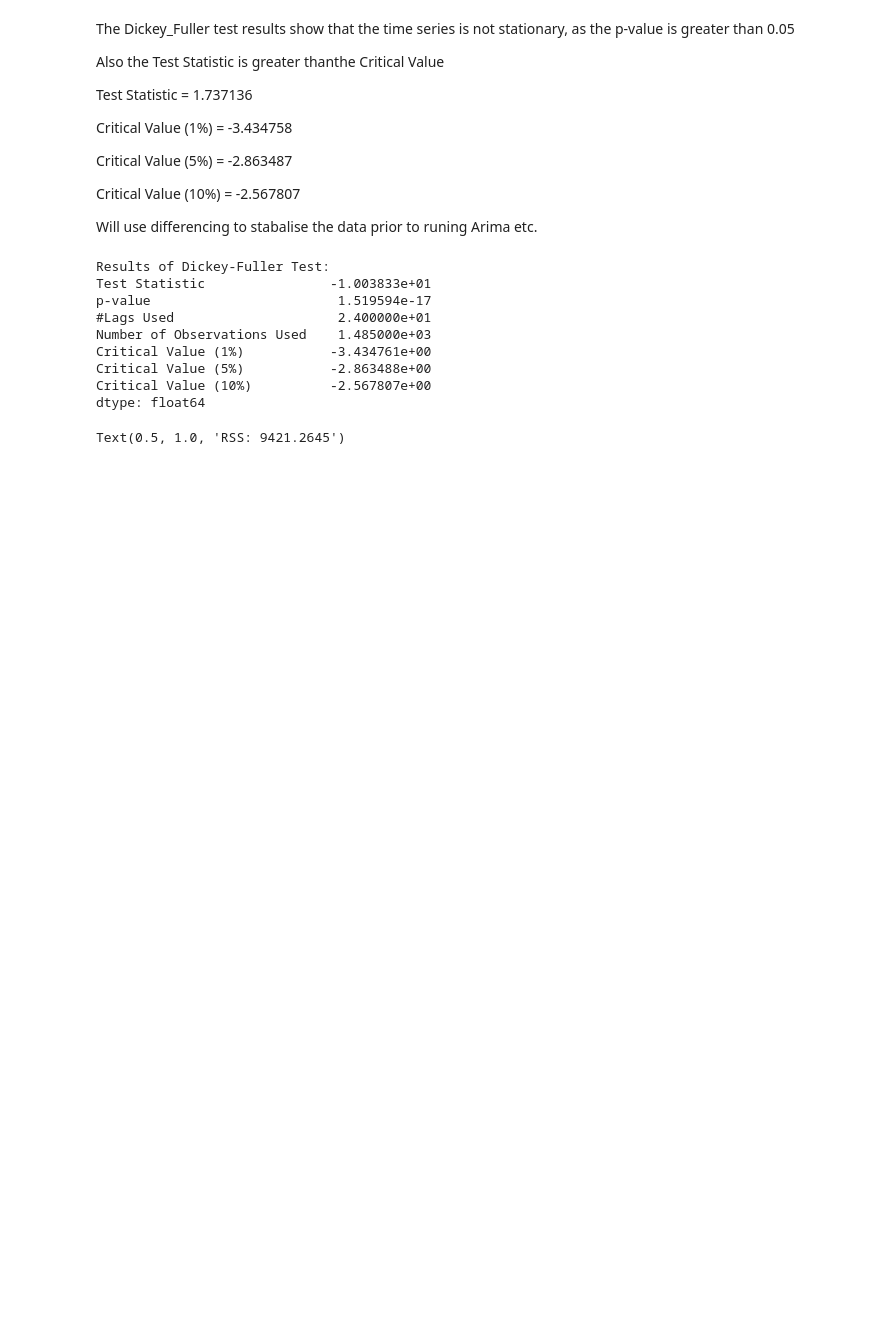
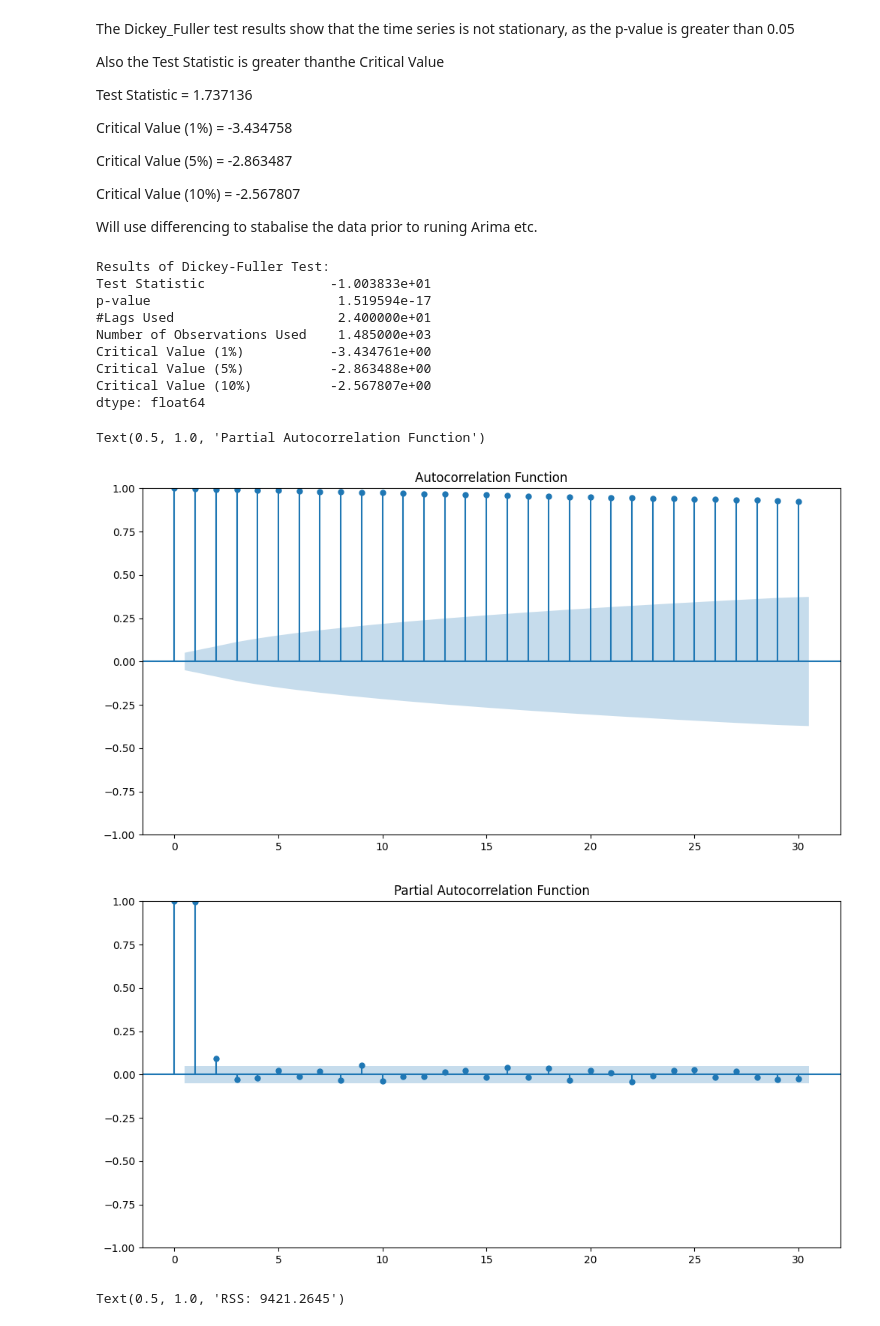
Before and after one commit to Midigan/Joint-CA2-Machine-Learning-for-Business, a Jupyter notebook: CA2 MLB and DV Integrated.ipynb, the cells around one changed output. Cells and saved outputs as stored; diff of their text form; code cells hidden in the pictures; blank space fills up the shorter version.

Commit message:
Adding more text and still reviewing time series

```diff
--- a/CA2 MLB and DV Integrated.ipynb
+++ b/CA2 MLB and DV Integrated.ipynb
@@ -151,6 +151,20 @@ Critical Value (1%)           -3.434761e+00
 Critical Value (5%)           -2.863488e+00
 Critical Value (10%)          -2.567807e+00
 dtype: float64
+# %%
+# Plot ACF prior to fitting ARIMA model
+plt.figure(figsize=(12,6))
+plot_acf(df['Close'], ax=plt.gca(), lags=30)
+plt.title('Autocorrelation Function')
+
+# Plot PACF
+plt.figure(figsize=(12,6))
+plot_pacf(df['Close'], ax=plt.gca(), lags=30)
+plt.title('Partial Autocorrelation Function')
+# %% [output]
+Text(0.5, 1.0, 'Partial Autocorrelation Function')
+[figure, added]
+[figure, added]
 # %%
 # Fitting the Arima model to 'Close'
 model = ARIMA(df['Close'], order=(5,1,0))
```
Also changed, not shown: parts of 9 cells of this notebook.
